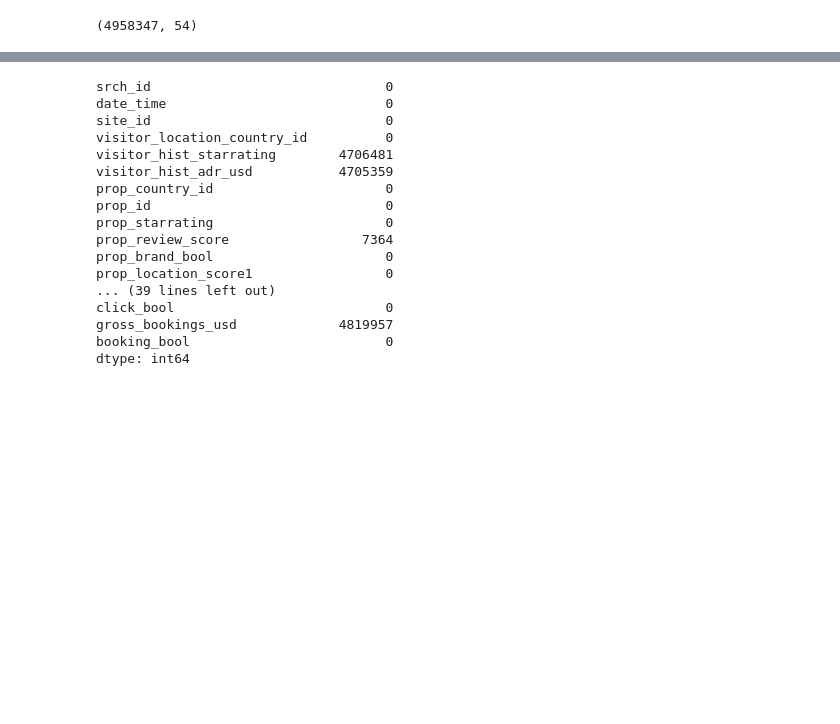
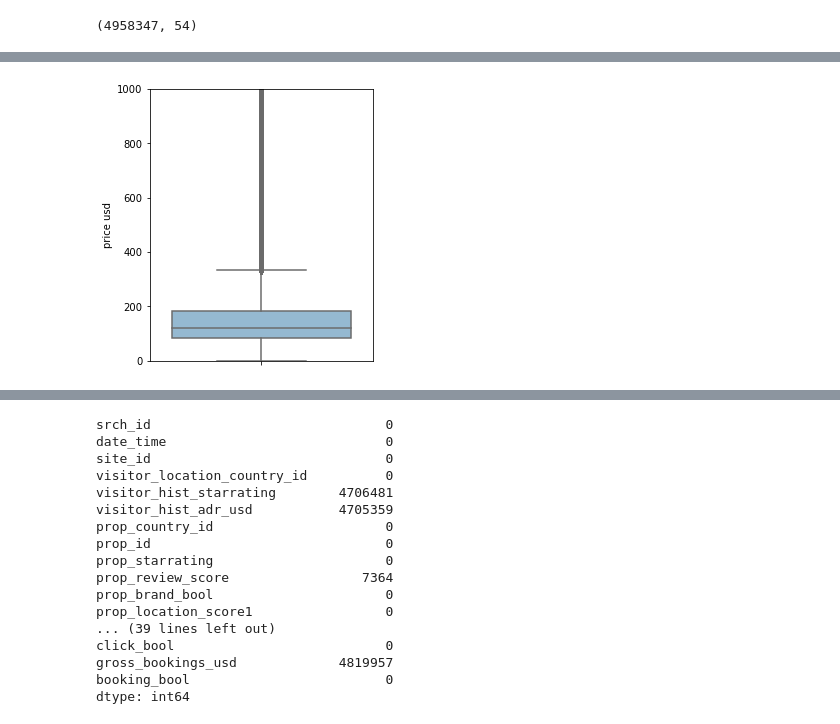
Before and after one commit to damla-jpg/data-mining-2, a Jupyter notebook: data_exploration.ipynb, the cells around one changed output, grey strips where cells are left out. Cells and saved outputs as stored; diff of their text form; code cells hidden in the pictures; blank space fills up the shorter version.

```diff
--- a/data_exploration.ipynb
+++ b/data_exploration.ipynb
@@ -24,0 +84,10 @@ train_df.shape
+# %%
+#create the boxplot again but with real numbers
+plt.figure(figsize=(4, 5))
+sns.boxplot(y=train_df['price_usd'], data=train_df, color=colors[0])
+plt.ylabel('price usd')
+plt.title('')
+plt.ylim(0, 1000)
+plt.show()
+# %% [output]
+[figure, added]
```
Also changed, not shown: parts of 25 cells of this notebook, 1 other file.
